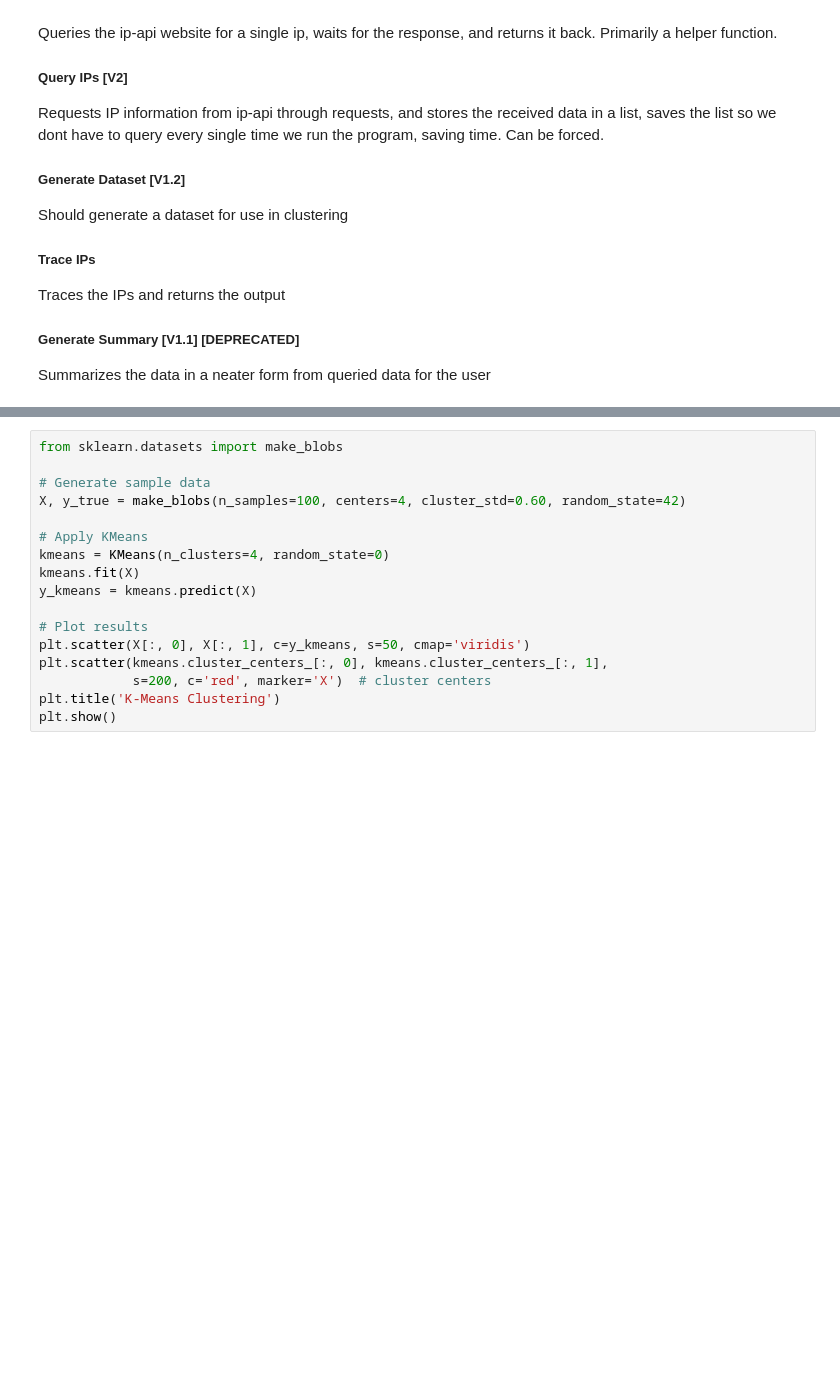
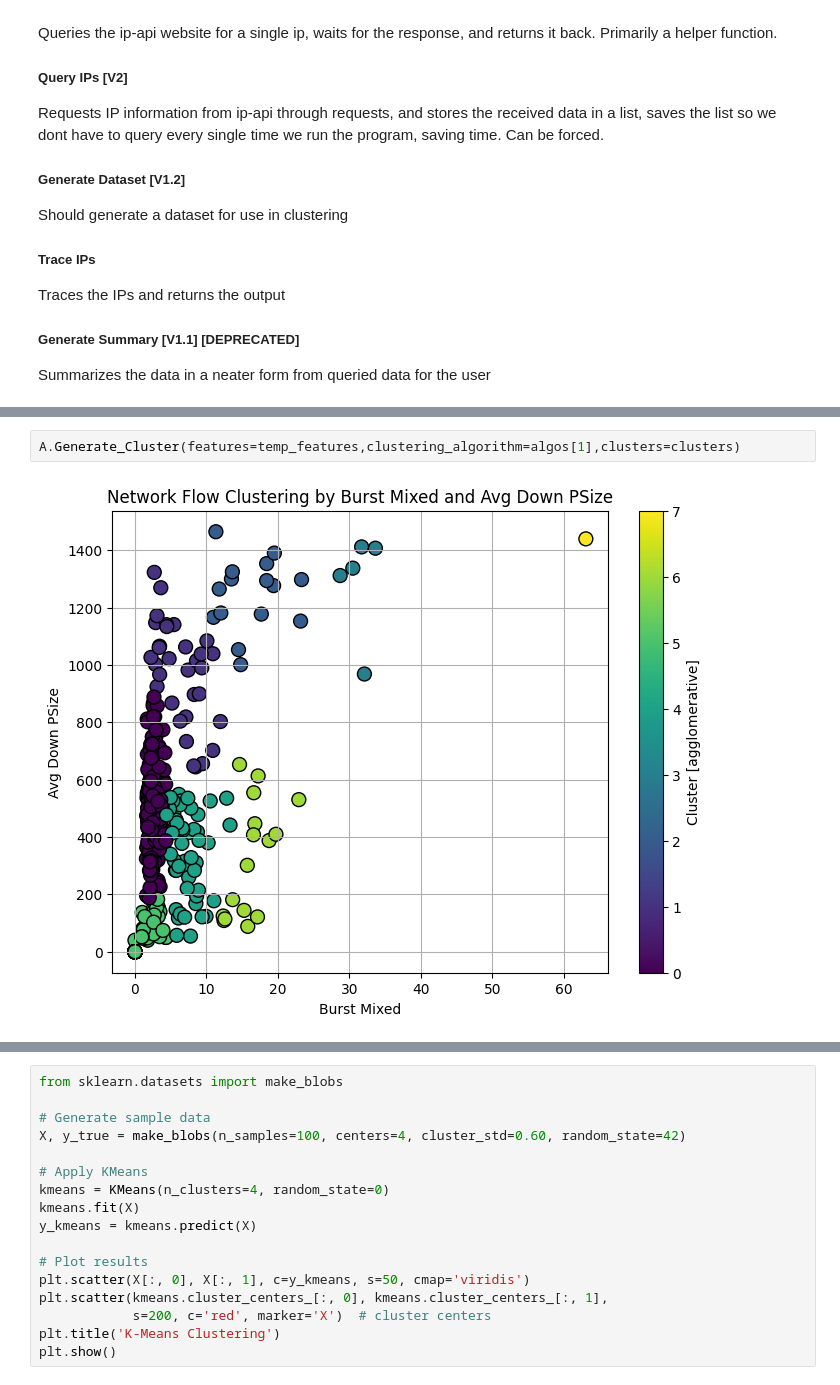
Before and after one commit to MobiusYeeitus/TrafficAnalysis, a Jupyter notebook: AnalysisCore.ipynb, the cells around one changed output, grey strips where cells are left out. Drawn from its saved outputs; the diff is of its cells as text; blank space fills up the shorter version.

```diff
--- a/AnalysisCore.ipynb
+++ b/AnalysisCore.ipynb
@@ -951 +953,5 @@ A.Generate_Cluster(features=['Burst Down','Flow Dura'],clustering_algorithm='kme
+# %%
+A.Generate_Cluster(features=temp_features,clustering_algorithm=algos[1],clusters=clusters)
+# %% [output]
+[figure, added]
 # %%
```
Also changed, not shown: parts of 14 cells of this notebook.
